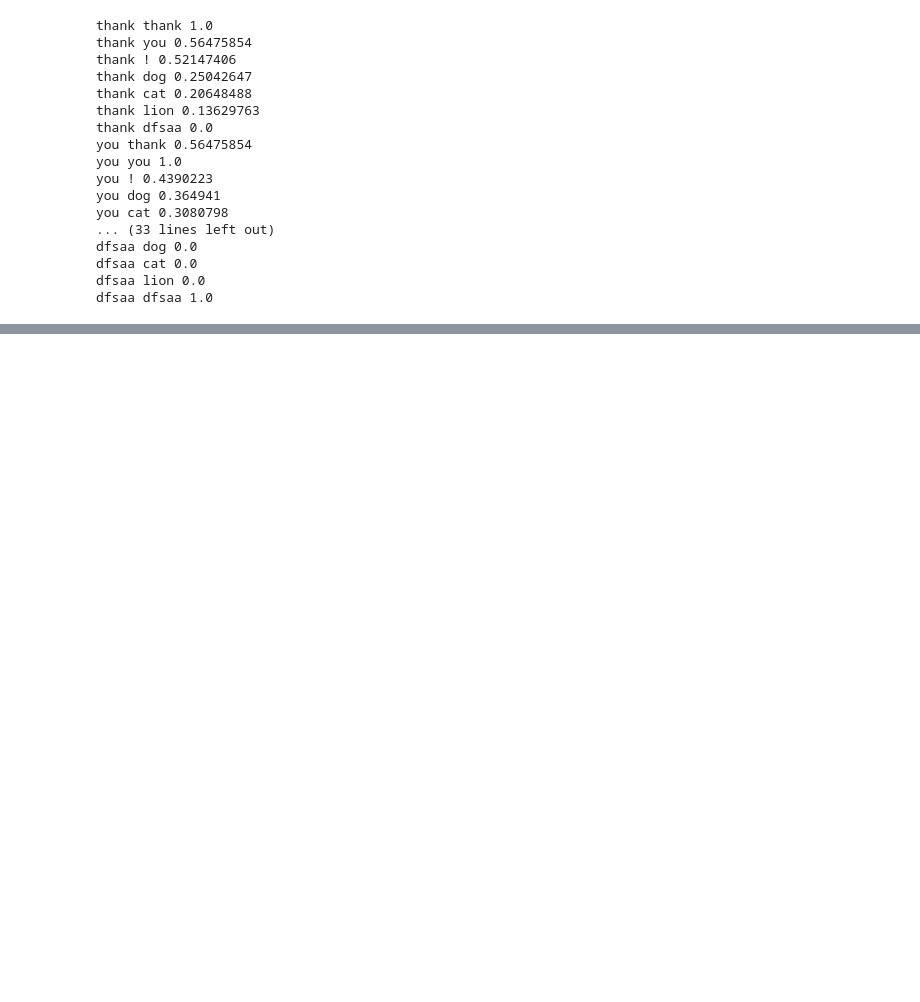
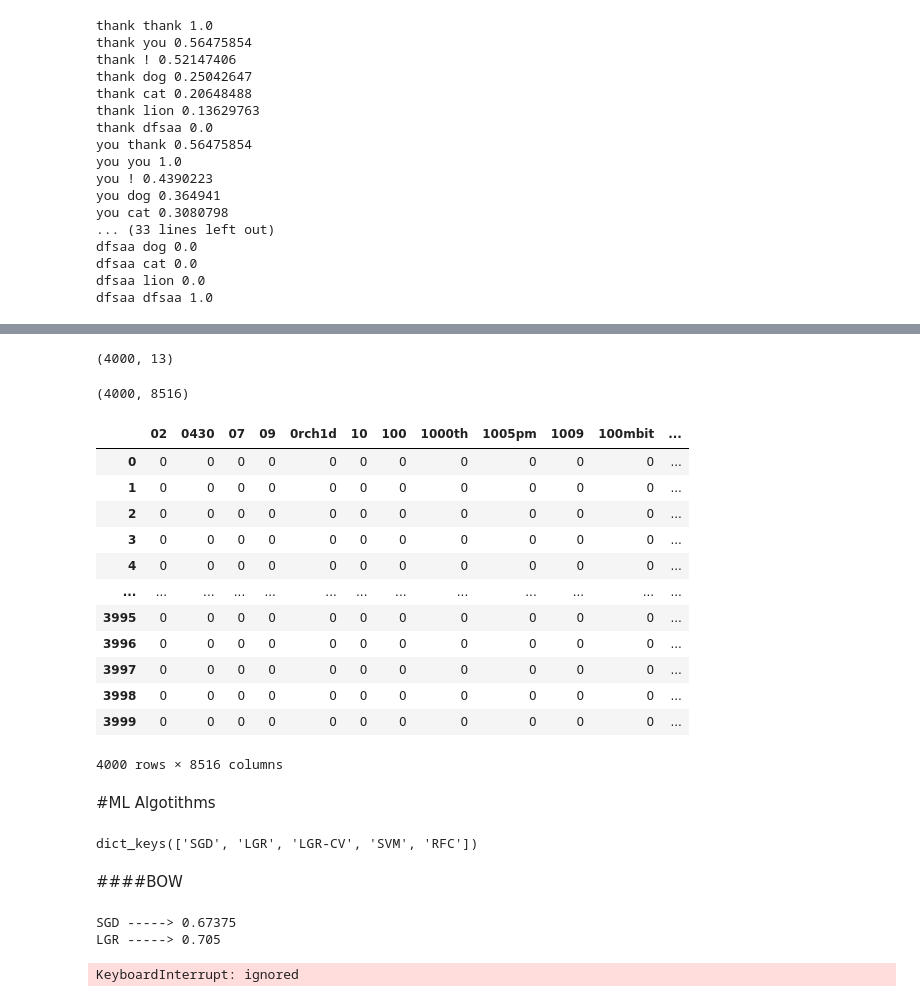
Before and after one commit to Fabiano23/NLP, a Jupyter notebook: tweeter/tweets_sentiment_classification.ipynb, the cells around one changed output, grey strips where cells are left out. Saved outputs shown, nothing was run; the diff lists cells and outputs as text; code cells hidden in the pictures; blank space fills up the shorter version.

```diff
--- a/tweeter/tweets_sentiment_classification.ipynb
+++ b/tweeter/tweets_sentiment_classification.ipynb
@@ -1048,0 +1057,10 @@ dfsaa dfsaa 1.0
+# %%
+#AMostras de 2000 tweets positivos e negativos cada
+df0= df[df['sentiment']==0].sample(2000)
+df4= df[df['sentiment']==4].sample(2000)
+# %%
+#Novo dataframe com amostra no tamanho total de 4000 tweets
+dfr= df0.append(df4)
+dfr.shape
+# %% [output]
+(4000, 13)
@@ -1048,0 +1073,26 @@ dfsaa dfsaa 1.0
+# %%
+cv= CountVectorizer()
+text_counts= cv.fit_transform(dfr['tweet'])
+# %%
+text_counts.toarray().shape
+# %% [output]
+(4000, 8516)
+# %%
+dfr_bow= pd.DataFrame(text_counts.toarray(), columns= cv.get_feature_names())
+dfr_bow
+# %% [output]
+|  | 02 | 0430 | 07 | 09 | 0rch1d | 10 | 100 | 1000th | 1005pm | 1009 | 100mbit | ... |
+| 0 | 0 | 0 | 0 | 0 | 0 | 0 | 0 | 0 | 0 | 0 | 0 | ... |
+| 1 | 0 | 0 | 0 | 0 | 0 | 0 | 0 | 0 | 0 | 0 | 0 | ... |
+| 2 | 0 | 0 | 0 | 0 | 0 | 0 | 0 | 0 | 0 | 0 | 0 | ... |
+| 3 | 0 | 0 | 0 | 0 | 0 | 0 | 0 | 0 | 0 | 0 | 0 | ... |
+| 4 | 0 | 0 | 0 | 0 | 0 | 0 | 0 | 0 | 0 | 0 | 0 | ... |
+| ... | ... | ... | ... | ... | ... | ... | ... | ... | ... | ... | ... | ... |
+| 3995 | 0 | 0 | 0 | 0 | 0 | 0 | 0 | 0 | 0 | 0 | 0 | ... |
+| 3996 | 0 | 0 | 0 | 0 | 0 | 0 | 0 | 0 | 0 | 0 | 0 | ... |
+| 3997 | 0 | 0 | 0 | 0 | 0 | 0 | 0 | 0 | 0 | 0 | 0 | ... |
+| 3998 | 0 | 0 | 0 | 0 | 0 | 0 | 0 | 0 | 0 | 0 | 0 | ... |
+| 3999 | 0 | 0 | 0 | 0 | 0 | 0 | 0 | 0 | 0 | 0 | 0 | ... |
+4000 rows × 8516 columns
+# %% [markdown]
+#ML Algotithms
@@ -1048,0 +1115,5 @@ dfsaa dfsaa 1.0
+# %%
+clf= {'SGD': sgd, 'LGR': lgr, 'LGR-CV': lgrcv, 'SVM': svm, 'RFC': rfc}
+clf.keys()
+# %% [output]
+dict_keys(['SGD', 'LGR', 'LGR-CV', 'SVM', 'RFC'])
@@ -1048,0 +1132,9 @@ dfsaa dfsaa 1.0
+# %% [markdown]
+####BOW
+# %%
+%%time
+classify(dfr_bow, y)
+# %% [output]
+SGD -----> 0.67375
+LGR -----> 0.705
+KeyboardInterrupt: ignored
```
Also changed, not shown: parts of 28 cells of this notebook.
